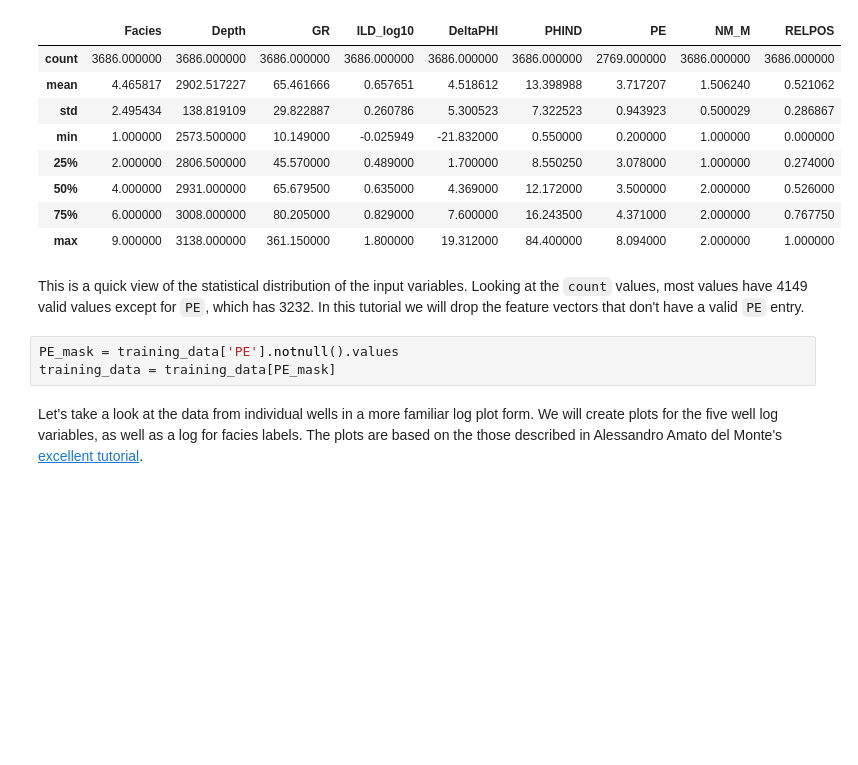
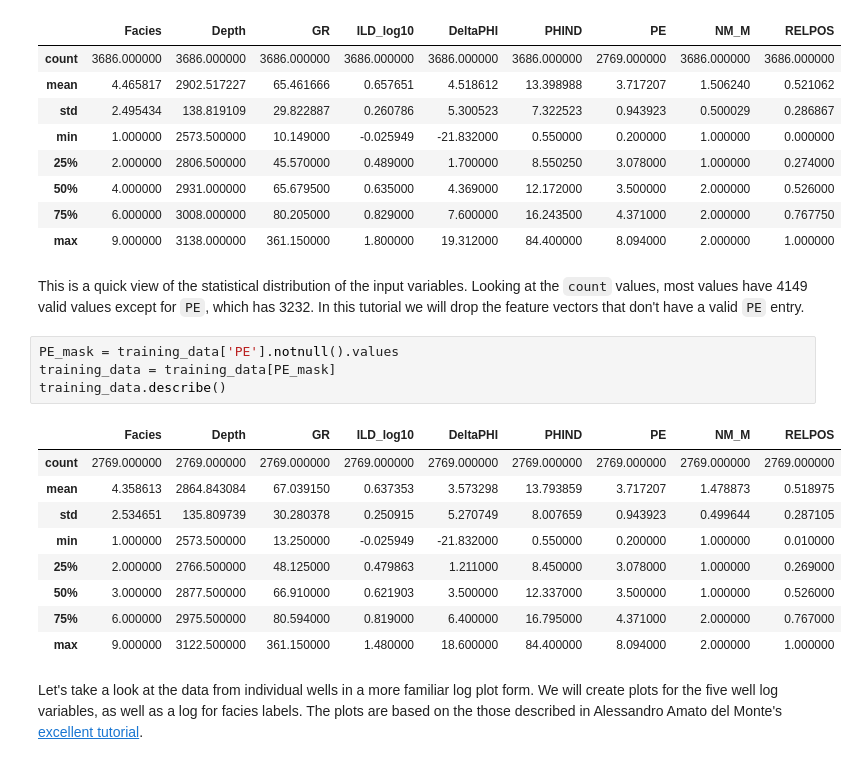
Before and after one commit to PeterFlaming/facies_classification, a Jupyter notebook: Facies Classification - SVM - MATT.ipynb, the cells around one changed output. Saved outputs shown, nothing was run; the diff lists cells and outputs as text; blank space fills up the shorter version.

```diff
--- a/Facies Classification - SVM - MATT.ipynb
+++ b/Facies Classification - SVM - MATT.ipynb
@@ -151,6 +154,17 @@ This is a quick view of the statistical distribution of the input variables.  Lo
 # %%
 PE_mask = training_data['PE'].notnull().values
 training_data = training_data[PE_mask]
+training_data.describe()
+# %% [output]
+|  | Facies | Depth | GR | ILD_log10 | DeltaPHI | PHIND | PE | NM_M | RELPOS |
+| count | 2769.000000 | 2769.000000 | 2769.000000 | 2769.000000 | 2769.000000 | 2769.000000 | 2769.000000 | 2769.000000 | 2769.000000 |
+| mean | 4.358613 | 2864.843084 | 67.039150 | 0.637353 | 3.573298 | 13.793859 | 3.717207 | 1.478873 | 0.518975 |
+| std | 2.534651 | 135.809739 | 30.280378 | 0.250915 | 5.270749 | 8.007659 | 0.943923 | 0.499644 | 0.287105 |
+| min | 1.000000 | 2573.500000 | 13.250000 | -0.025949 | -21.832000 | 0.550000 | 0.200000 | 1.000000 | 0.010000 |
+| 25% | 2.000000 | 2766.500000 | 48.125000 | 0.479863 | 1.211000 | 8.450000 | 3.078000 | 1.000000 | 0.269000 |
+| 50% | 3.000000 | 2877.500000 | 66.910000 | 0.621903 | 3.500000 | 12.337000 | 3.500000 | 1.000000 | 0.526000 |
+| 75% | 6.000000 | 2975.500000 | 80.594000 | 0.819000 | 6.400000 | 16.795000 | 4.371000 | 2.000000 | 0.767000 |
+| max | 9.000000 | 3122.500000 | 361.150000 | 1.480000 | 18.600000 | 84.400000 | 8.094000 | 2.000000 | 1.000000 |
 # %% [markdown]
 Let's take a look at the data from individual wells in a more familiar log plot form.  We will create plots for the five well log variables, as well as a log for facies labels.  The plots are based on the those described in Alessandro Amato del Monte's [excellent tutorial](https://github.com/seg/tutorials/tree/master/1504_Seismic_petrophysics_1).
 # %%
```
Also changed, not shown: parts of 11 cells of this notebook, 1 other file.
